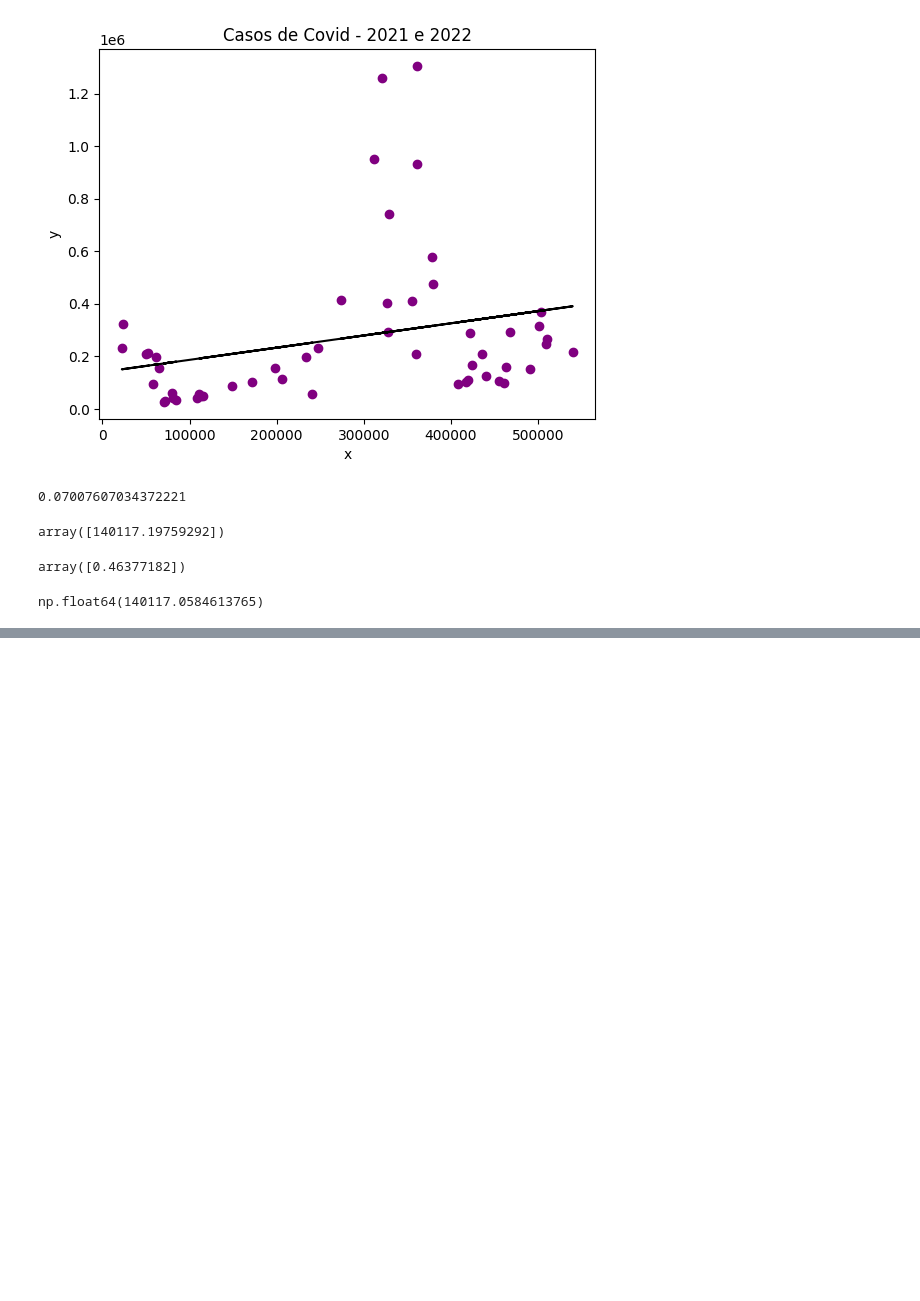
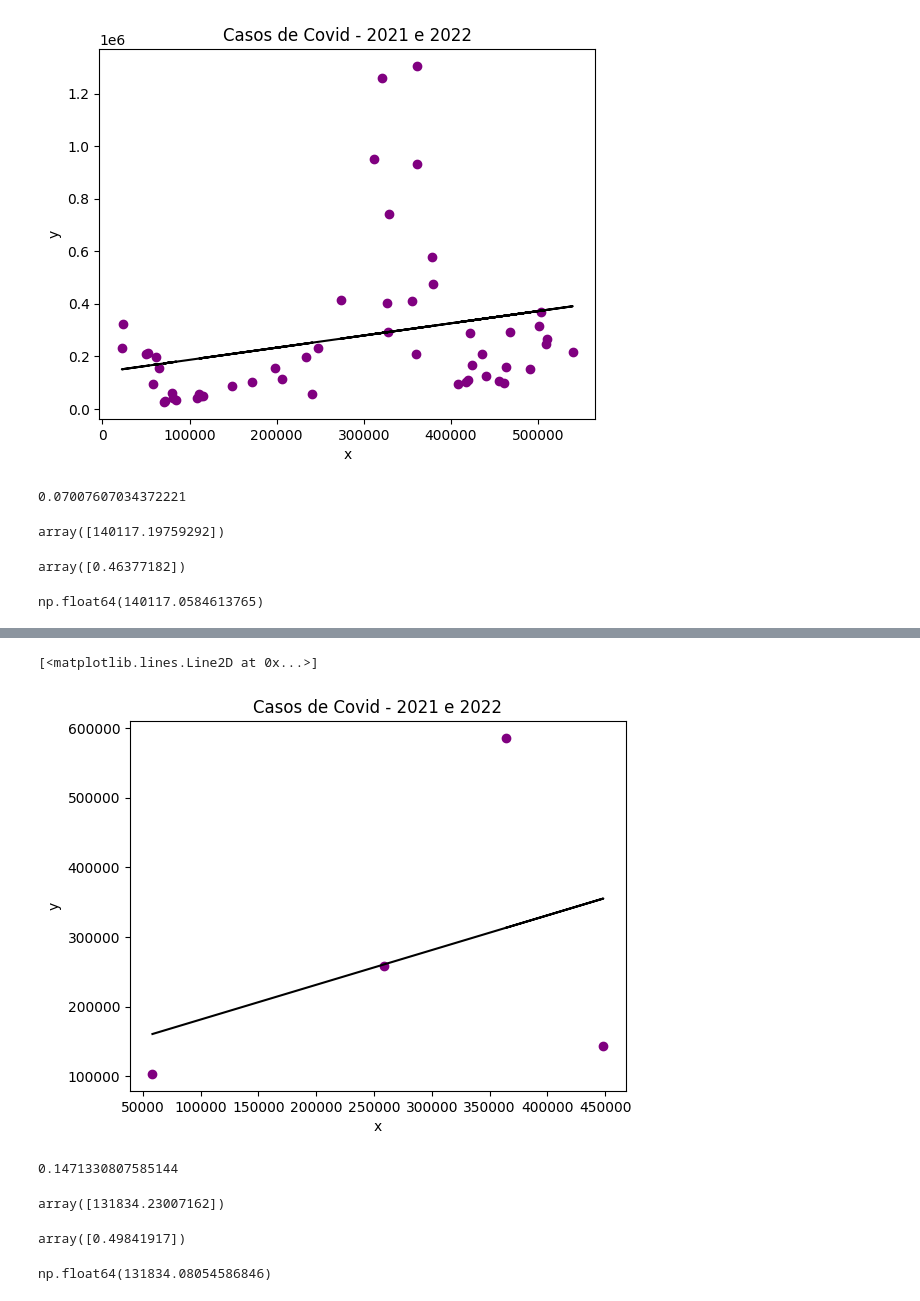
Before and after one commit to Peggzada/AtividadeR2, a Jupyter notebook: AtividadeR2.ipynb, the cells around one changed output, grey strips where cells are left out. Saved outputs shown, nothing was run; the diff lists cells and outputs as text; code cells hidden in the pictures; blank space fills up the shorter version.

```diff
--- a/AtividadeR2.ipynb
+++ b/AtividadeR2.ipynb
@@ -4,4 +4,4 @@ import pandas as pd
 
 import matplotlib.pyplot as plt
 # %%
-df = pd.read_excel("casos covid 2021 2022.xlsx")
+df = pd.read_excel("/casos covid 2021 2022.xlsx")
@@ -51,0 +68,28 @@ np.float64(140117.0584613765)
+# %%
+regressor.fit(x,y)
+LinearRegression()
+ypred = regressor.predict(x)
+plt.scatter(x,y, color = 'purple')
+plt.title("Casos de Covid - 2021 e 2022")
+plt.xlabel('x')
+plt.ylabel('y')
+plt.plot(x, ypred, color = 'black')
+# %% [output]
+[<matplotlib.lines.Line2D at 0x...>]
+[figure, added]
+# %%
+regressor.score(x,y)
+# %% [output]
+0.1471330807585144
+# %%
+regressor.predict([[0.3]])
+# %% [output]
+array([131834.23007162])
+# %%
+regressor.coef_
+# %% [output]
+array([0.49841917])
+# %%
+regressor.intercept_
+# %% [output]
+np.float64(131834.08054586846)
```
Also changed, not shown: parts of 5 cells of this notebook.
